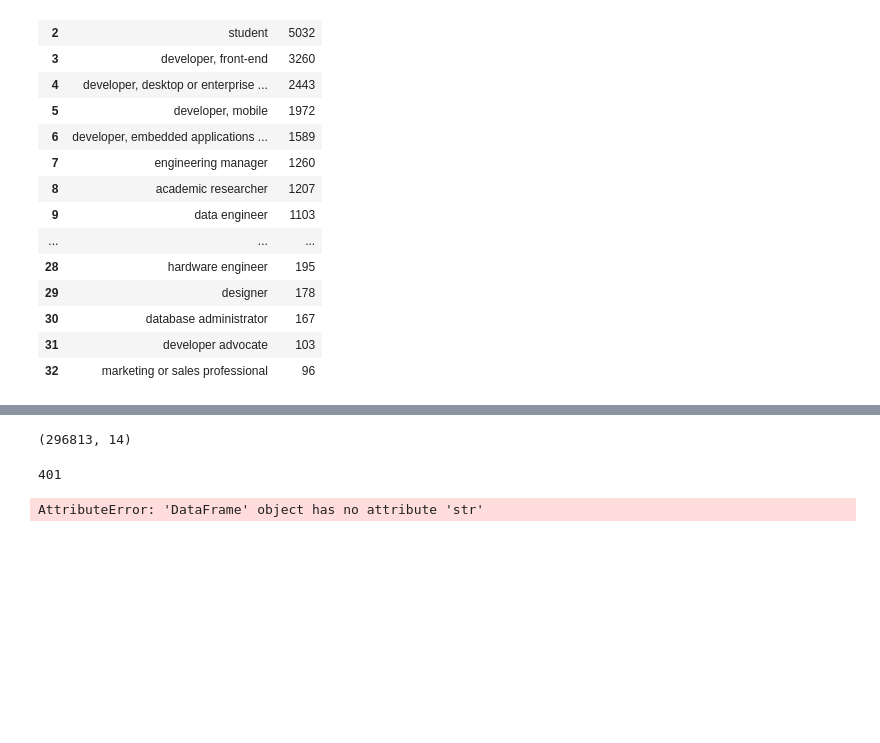
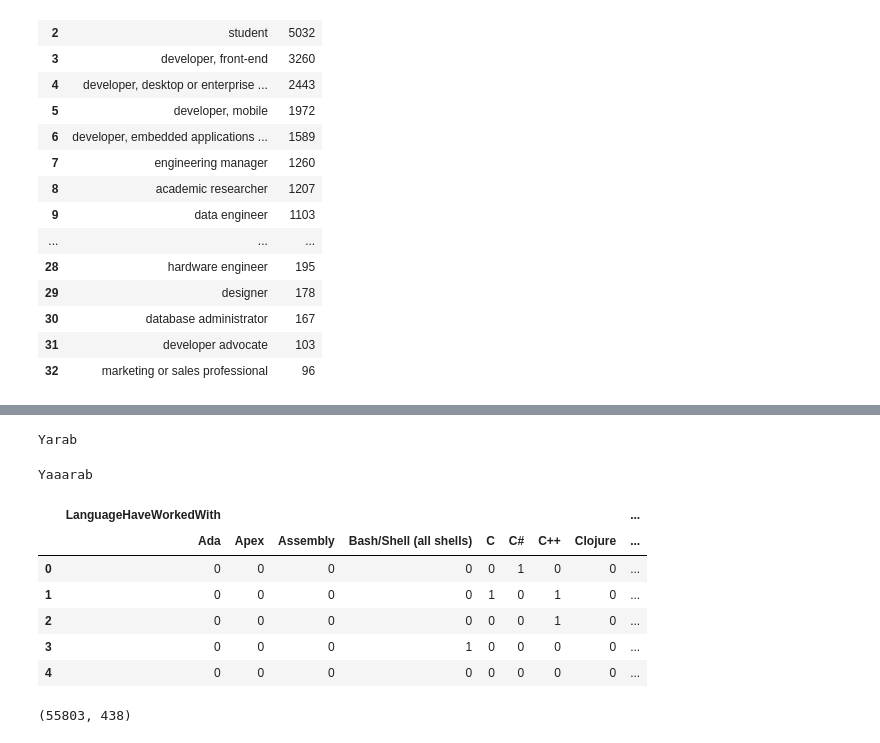
Before and after one commit to YoussefMakram27/Stack_overflow_survey_2024, a Jupyter notebook: 03_data_analysis.ipynb, the cells around one changed output, grey strips where cells are left out. Cells and saved outputs as stored; diff of their text form; code cells hidden in the pictures; blank space fills up the shorter version.

```diff
--- a/03_data_analysis.ipynb
+++ b/03_data_analysis.ipynb
@@ -168,0 +173,12 @@ unique_values_df.head()
+# %%
+'''
+dict_values = {}
+for col in Tecchnologies_columns:
+    values = df[col].astype(str).str.split(',').explode().str.strip().reset_index(drop=True)
+    dict_values[col] = values
+result_df = pd.DataFrame(dict_values)
+new_df = pd.concat([df, result_df], axis = 1)
+ca_encoder = ca.CountEncoder(cols=result_df.columns)
+df_encoded = ca_encoder.fit_transform(result_df)
+# df_encoded.head()
+'''
@@ -168,0 +187,4 @@ unique_values_df.head()
+# %%
+for col in Tecchnologies_columns + Jobs_columns:
+    df[col] = df[col].str.split(',')
+df.head()
@@ -169,11 +198,28 @@ unique_values_df.head()
+# %%
+encoded_dfs = {}
+for col in Tecchnologies_columns + Jobs_columns:
+    binarizer = MultiLabelBinarizer()
+    encoded_df = pd.DataFrame(binarizer.fit_transform(df[col]), columns = binarizer.classes_, index = df[col].index)
+    encoded_dfs[col] = encoded_df
+print('Yarab')
+# %% [output]
+Yarab
+# %%
+df = pd.concat(encoded_dfs, axis=1)
+print('Yaaarab')
+# %% [output]
+Yaaarab
+# %%
+df.head()
+# %% [output]
+|  | LanguageHaveWorkedWith |  |  |  |  |  |  |  | ... |
+|  | Ada | Apex | Assembly | Bash/Shell (all shells) | C | C# | C++ | Clojure | ... |
+| 0 | 0 | 0 | 0 | 0 | 0 | 1 | 0 | 0 | ... |
+| 1 | 0 | 0 | 0 | 0 | 1 | 0 | 1 | 0 | ... |
+| 2 | 0 | 0 | 0 | 0 | 0 | 0 | 1 | 0 | ... |
+| 3 | 0 | 0 | 0 | 1 | 0 | 0 | 0 | 0 | ... |
+| 4 | 0 | 0 | 0 | 0 | 0 | 0 | 0 | 0 | ... |
 # %%
-unique_values_df.shape
+df.shape
 # %% [output]
-(296813, 14)
+(55803, 438)
-# %%
-sum = 0
-for col in df[Tecchnologies_columns]:
-    sum += len(df[col].str.split(',').explode().str.strip().unique())
-print(sum)
-# %% [output]
-401
@@ -185,11 +225,0 @@ print('ahmed')
-# %%
-encoded_dfs = {}
-for col in Tecchnologies_columns:
-    df[col] = df[col].astype(str)
-    df[col] = df[col].str.split(',').explode().str.strip()
-    mlp = MultiLabelBinarizer()
-    encoded_df = pd.DataFrame(mlp.fit_transform(df[col]), columns=mlp.classes_, index=df[col].index)
-    encoded_dfs[col] = encoded_df
-df = pd.concat(encoded_dfs, axis=1)
-# %% [output]
-AttributeError: 'DataFrame' object has no attribute 'str'
```
Also changed, not shown: parts of 13 cells of this notebook, 4 other files.
